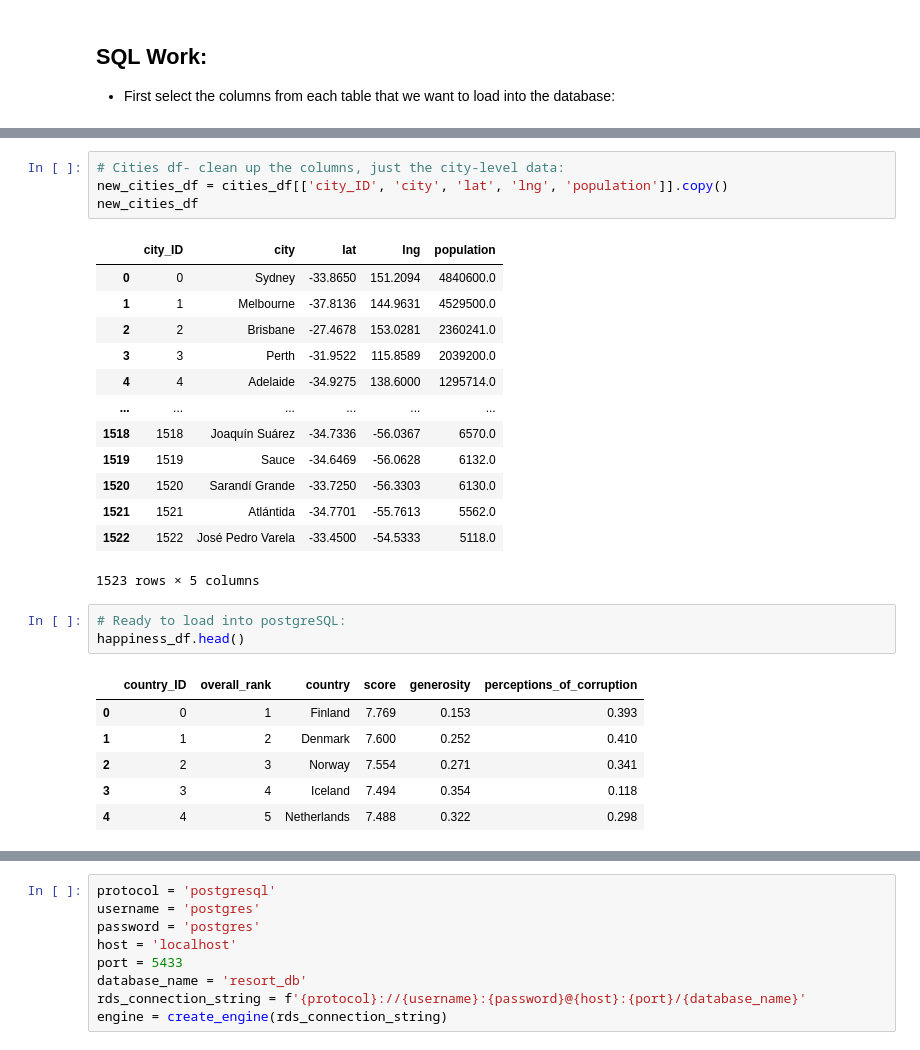
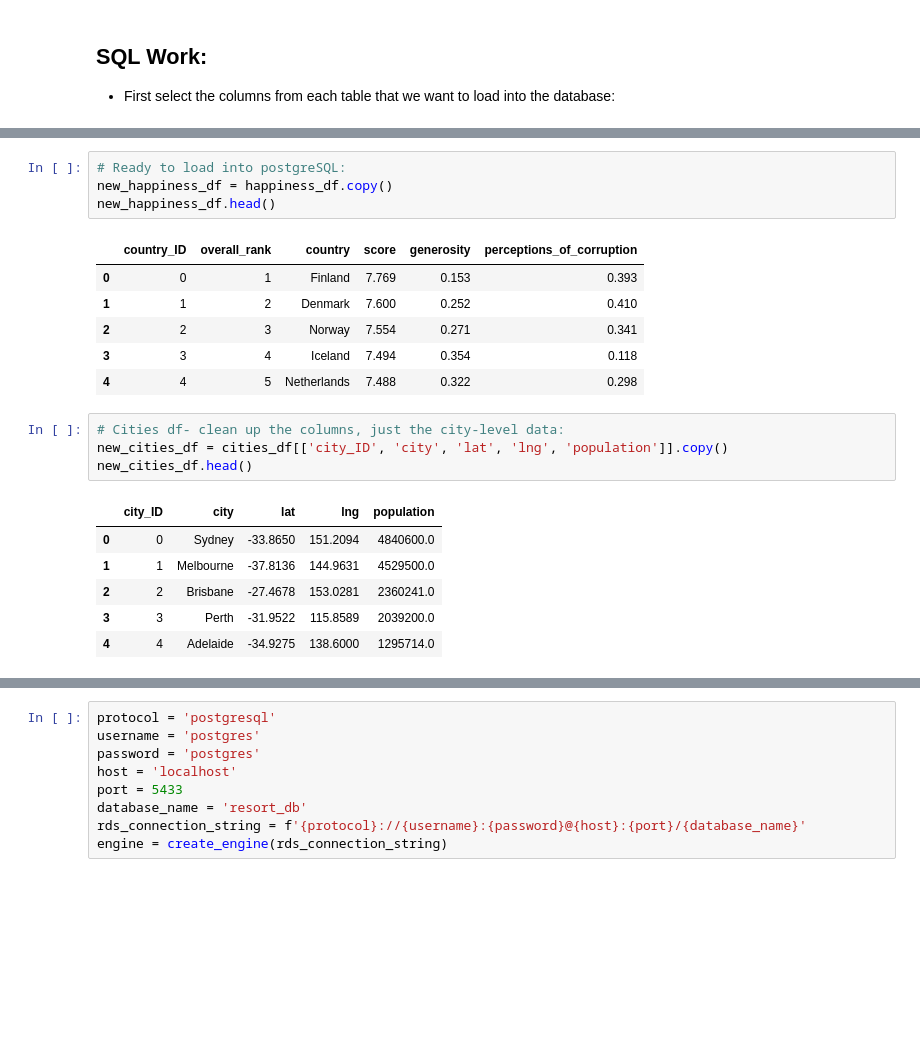
Before and after one commit to zwcrowley/Project_2_ETL_KPflugi_ZCrowley, a Jupyter notebook: zack_api_etl_proj2.ipynb, the cells around one changed output, grey strips where cells are left out. Cells and saved outputs as stored; diff of their text form; blank space fills up the shorter version.

```diff
--- a/zack_api_etl_proj2.ipynb
+++ b/zack_api_etl_proj2.ipynb
@@ -530,28 +541,22 @@ weather_df.head()
+# %%
+# Ready to load into postgreSQL:
+new_happiness_df = happiness_df.copy()
+new_happiness_df.head()
+# %% [output]
+|  | country_ID | overall_rank | country | score | generosity | perceptions_of_corruption |
+| 0 | 0 | 1 | Finland | 7.769 | 0.153 | 0.393 |
+| 1 | 1 | 2 | Denmark | 7.600 | 0.252 | 0.410 |
+| 2 | 2 | 3 | Norway | 7.554 | 0.271 | 0.341 |
+| 3 | 3 | 4 | Iceland | 7.494 | 0.354 | 0.118 |
+| 4 | 4 | 5 | Netherlands | 7.488 | 0.322 | 0.298 |
 # %%
 # Cities df- clean up the columns, just the city-level data:
 new_cities_df = cities_df[['city_ID', 'city', 'lat', 'lng', 'population']].copy()
-new_cities_df
+new_cities_df.head()
 # %% [output]
 |  | city_ID | city | lat | lng | population |
 | 0 | 0 | Sydney | -33.8650 | 151.2094 | 4840600.0 |
 | 1 | 1 | Melbourne | -37.8136 | 144.9631 | 4529500.0 |
 | 2 | 2 | Brisbane | -27.4678 | 153.0281 | 2360241.0 |
 | 3 | 3 | Perth | -31.9522 | 115.8589 | 2039200.0 |
 | 4 | 4 | Adelaide | -34.9275 | 138.6000 | 1295714.0 |
-| ... | ... | ... | ... | ... | ... |
-| 1518 | 1518 | Joaquín Suárez | -34.7336 | -56.0367 | 6570.0 |
-| 1519 | 1519 | Sauce | -34.6469 | -56.0628 | 6132.0 |
-| 1520 | 1520 | Sarandí Grande | -33.7250 | -56.3303 | 6130.0 |
-| 1521 | 1521 | Atlántida | -34.7701 | -55.7613 | 5562.0 |
-| 1522 | 1522 | José Pedro Varela | -33.4500 | -54.5333 | 5118.0 |
-1523 rows × 5 columns
-# %%
-# Ready to load into postgreSQL:
-happiness_df.head()
-# %% [output]
-|  | country_ID | overall_rank | country | score | generosity | perceptions_of_corruption |
-| 0 | 0 | 1 | Finland | 7.769 | 0.153 | 0.393 |
-| 1 | 1 | 2 | Denmark | 7.600 | 0.252 | 0.410 |
-| 2 | 2 | 3 | Norway | 7.554 | 0.271 | 0.341 |
-| 3 | 3 | 4 | Iceland | 7.494 | 0.354 | 0.118 |
-| 4 | 4 | 5 | Netherlands | 7.488 | 0.322 | 0.298 |
```
Also changed, not shown: parts of 10 cells of this notebook, 1 other file.
